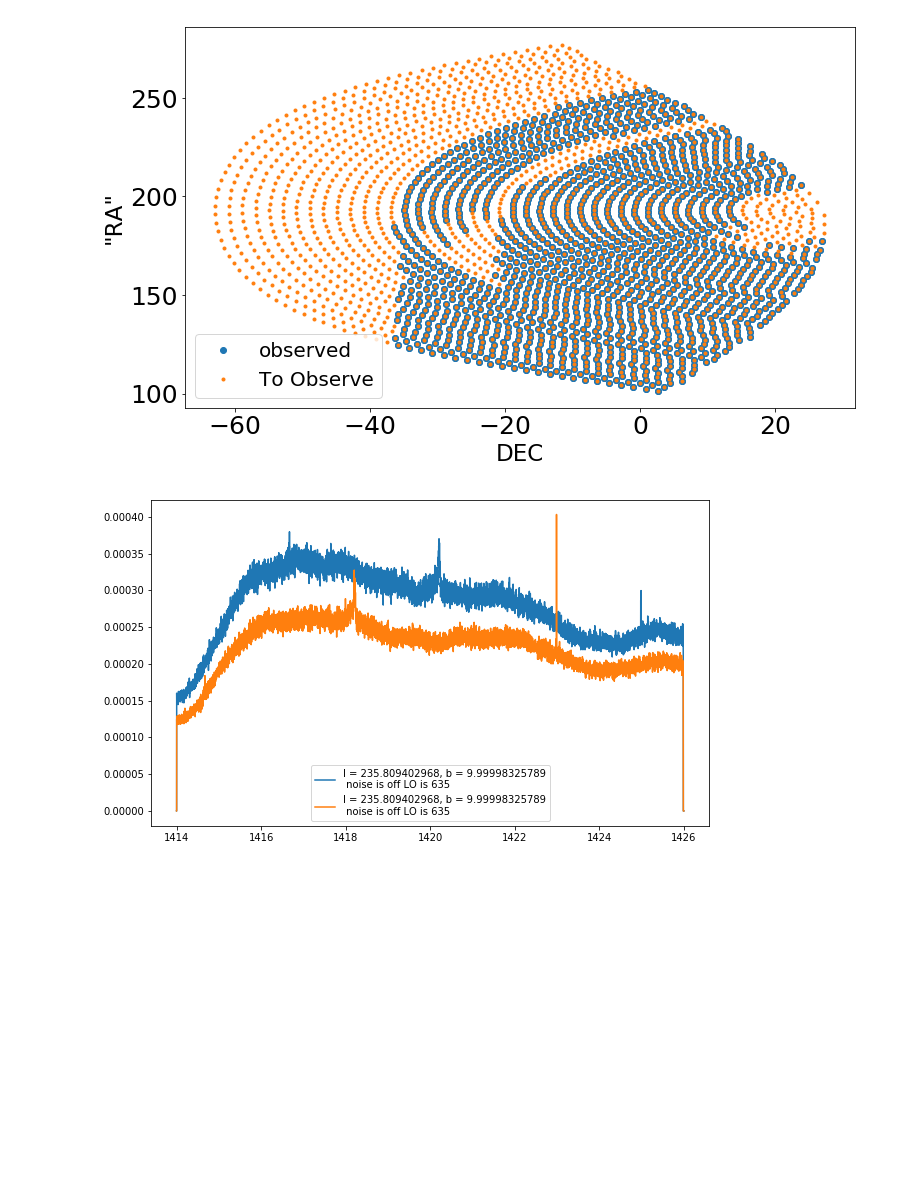
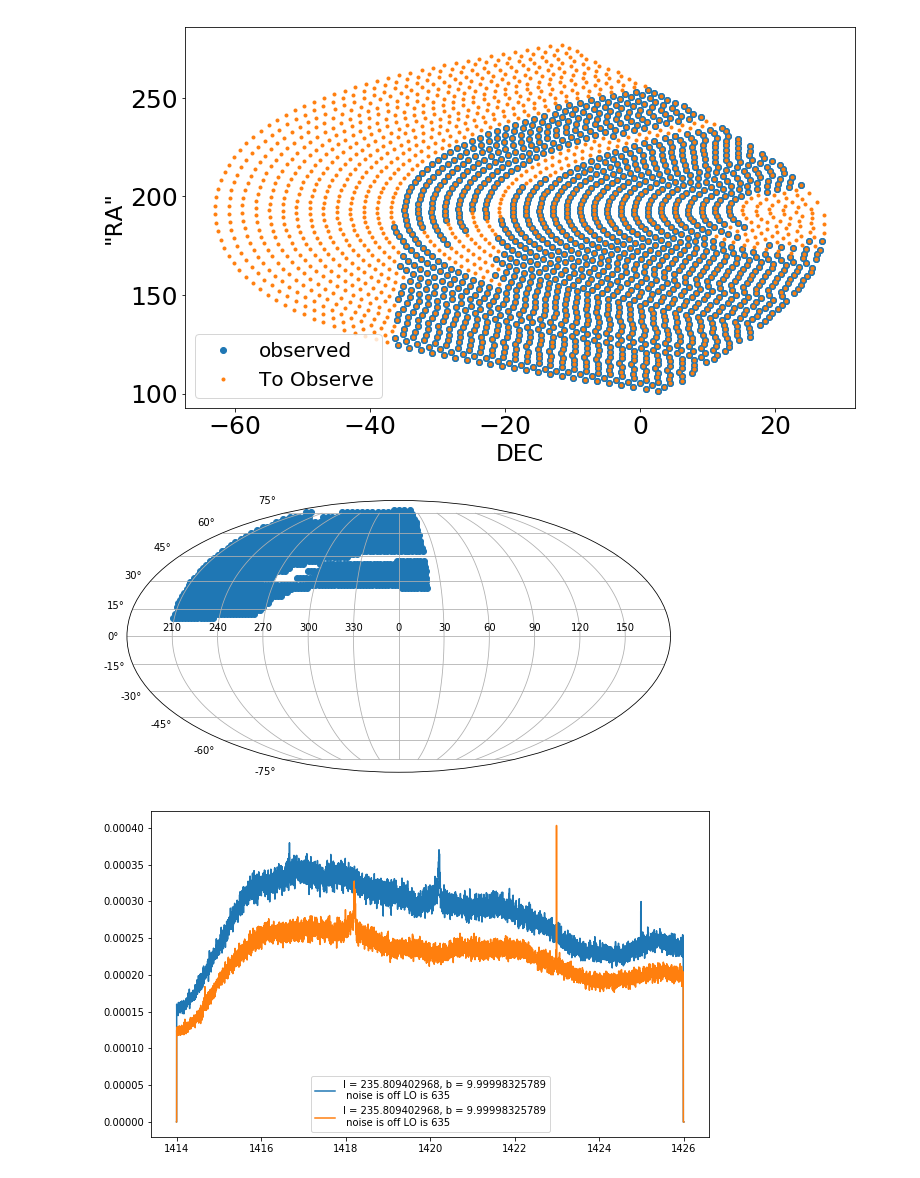
Before and after one commit to ahermosillo/ugastro121, a Jupyter notebook: spur_analysis.ipynb, the cells around one changed output. Drawn from its saved outputs; the diff is of its cells as text; code cells hidden in the pictures; blank space fills up the shorter version.

```diff
--- a/spur_analysis.ipynb
+++ b/spur_analysis.ipynb
@@ -182,6 +182,22 @@ plt.legend(fontsize = 20)
 # %% [output]
 <matplotlib.legend.Legend at 0x...>
 [figure]
+# %%
+L635 = np.array(L635)
+x = np.remainder(L635+360,360)
+ind = x>180
+x[ind] -= 360
+tick_labels = np.array([210,240,270,300,330,0,30,60,90,120,150])
+tick_labels = np.remainder(tick_labels + 360, 360)
+fig = plt.figure(figsize = (10,5))
+ax = fig.add_subplot(111,projection = 'mollweide')
+ax.scatter(np.radians(x), np.radians(B635))
+ax.set_xticklabels(tick_labels)
+ax.grid()
+
+plt.show()
+# %% [output]
+[figure, added]
 # %%
 noise = 'off'
 
```
